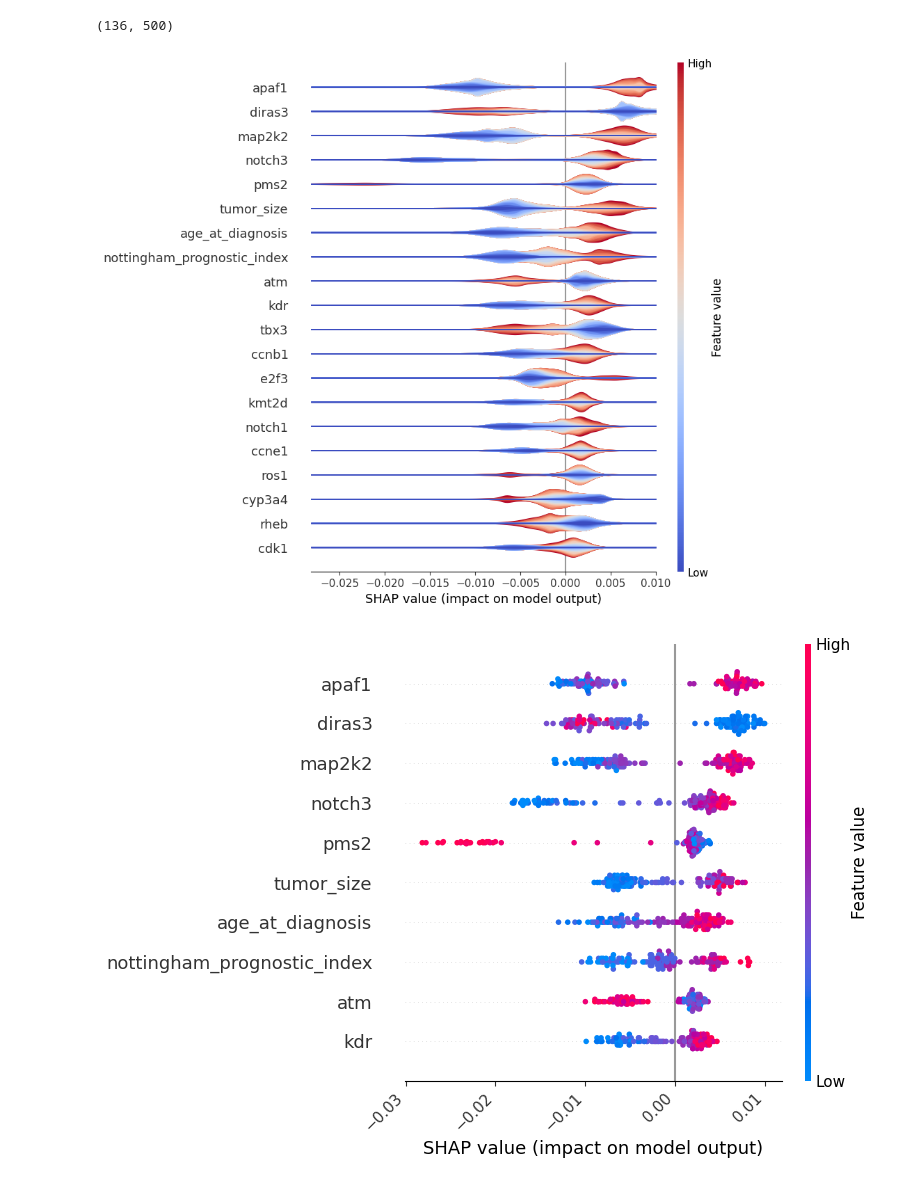
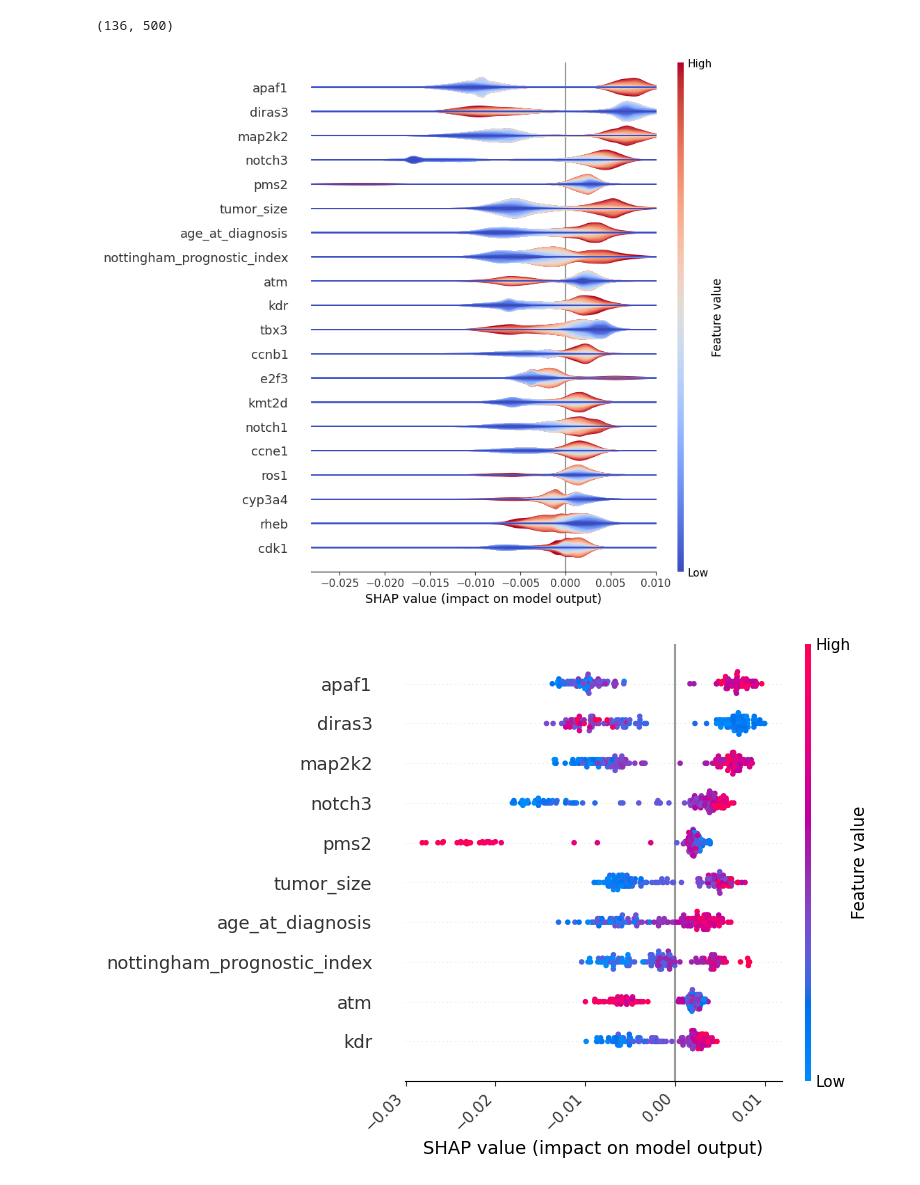
Before and after one commit to AlexandrosMiteloudis/DAMA_Hackathon, a Jupyter notebook: notebooks/METABRIC_CIBCB_pipeline.ipynb, the cells around one changed output. Saved outputs shown, nothing was run; the diff lists cells and outputs as text; code cells hidden in the pictures.

```diff
--- a/notebooks/METABRIC_CIBCB_pipeline.ipynb
+++ b/notebooks/METABRIC_CIBCB_pipeline.ipynb
@@ -557,7 +559,7 @@ plt.show()
 # TreeExplainer calculates the exact marginal contribution of every clinical feature.
 
 explainer = shap.TreeExplainer(winning_model)
-shap_values = explainer.shap_values(X_test_scaled)
+shap_values = explainer.shap_values(X_test_processed)
 shap_values.shape
 # %% [output]
 (136, 500, 2)
@@ -577,10 +579,10 @@ shap_values_death.shape
 # %%
 # Layered violin plot explanation: https://shap.readthedocs.io/en/stable/example_notebooks/api_examples/plots/violin.html
 
-shap.plots.violin(shap_values_death, features=X_test_scaled,
+shap.plots.violin(shap_values_death, features=X_test_processed,
                    feature_names=features, plot_type="layered_violin")
 # %% [output]
-[figure, old version]
+[figure, new version]
 # %%
 """
 Plot the top 10 most important features
@@ -590,7 +592,7 @@ Dots pushed to the right mean that feature increased the risk of death.
 """
 
 shap.summary_plot(shap_values_death,
-                    X_test_scaled,
+                    X_test_processed,
                     feature_names=features,
                     max_display=10,
                     show=False)
@@ -600,4 +602,4 @@ plt.xticks(rotation=45, ha='right')
 plt.tight_layout()
 plt.show()
 # %% [output]
-[figure, old version]
+[figure, new version]
```
Also changed, not shown: parts of 6 cells of this notebook.
